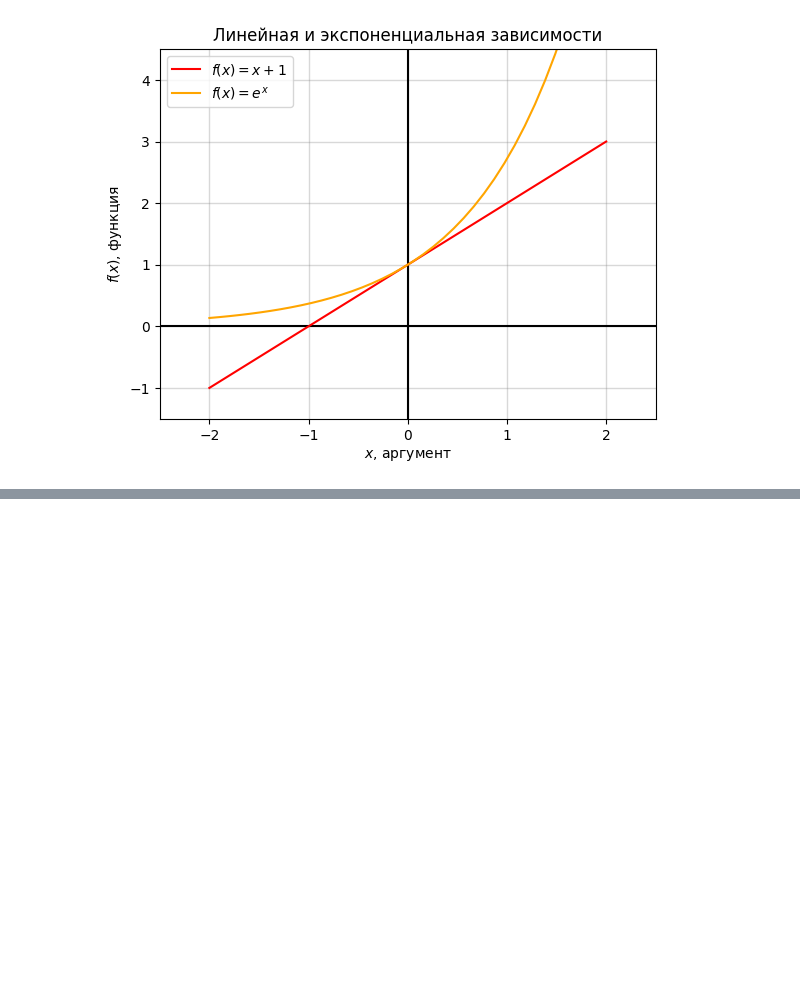
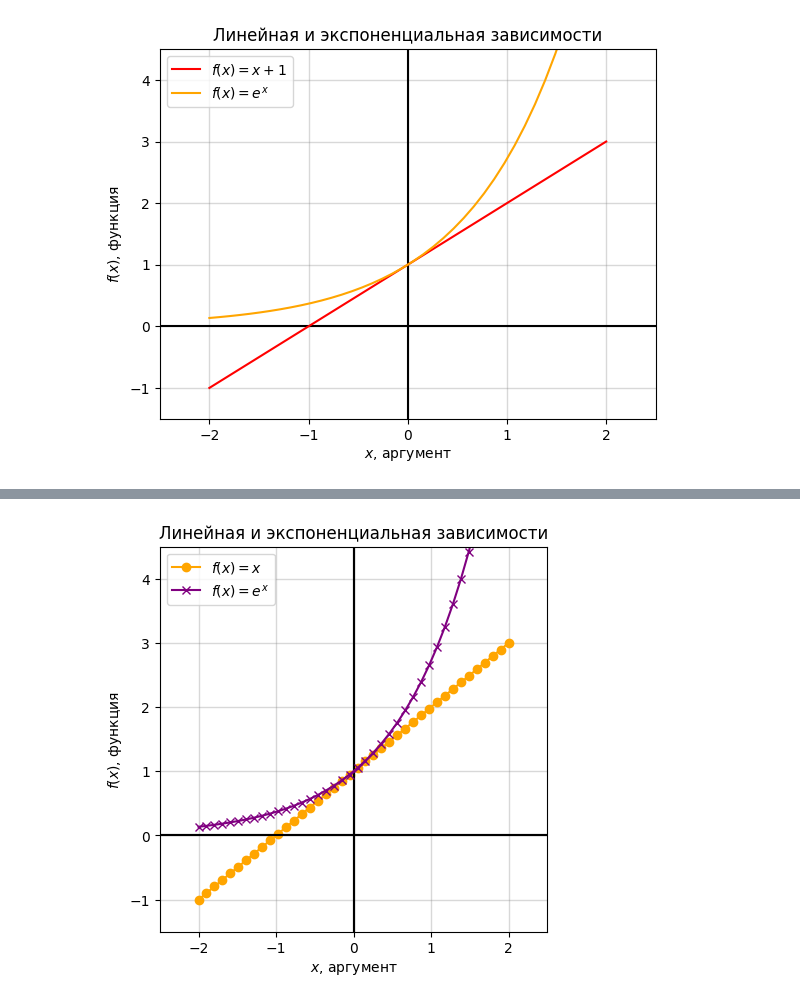
Before and after one commit to Cougar74/SGAU_operator_UAV, a Jupyter notebook: Практика/Практика - Основы Python/Practice_modules.ipynb, the cells around one changed output, grey strips where cells are left out. Cells and saved outputs as stored; diff of their text form; code cells hidden in the pictures; blank space fills up the shorter version.

```diff
--- a/Практика/Практика - Основы Python/Practice_modules.ipynb
+++ b/Практика/Практика - Основы Python/Practice_modules.ipynb
@@ -935,0 +949,29 @@ plt.show()
+# %%
+def my_plotter(ax, data1, data2, **param_dict):
+    ax.grid(color='grey', linewidth=1, alpha=0.3)
+    ax.axhline(0, color='black') # y = 0
+    ax.axvline(0, color='black') # x = 0
+
+    ax.set_xlabel("$x$, аргумент")
+    ax.set_ylabel("$f(x)$, функция")
+
+    out = ax.plot(data1, data2, **param_dict)
+
+    return out
+# %%
+fig, ax = plt.subplots(1, 1)
+
+fig.set_size_inches(5, 5)
+ax.set_title('Линейная и экспоненциальная зависимости')
+
+margin = .5
+ax.set_xlim((x.min() - margin, x.max() + margin))
+ax.set_ylim((-1.5, 4.5))
+
+my_plotter(ax, x, x + 1, label="$f(x) = x$", c='orange', marker='o')
+my_plotter(ax, x, np.exp(x), label="$f(x) = e^x$", c='purple', marker='x')
+
+ax.legend()
+plt.show()
+# %% [output]
+[figure, added]
```
Also changed, not shown: parts of 13 cells of this notebook, 1 other file.
